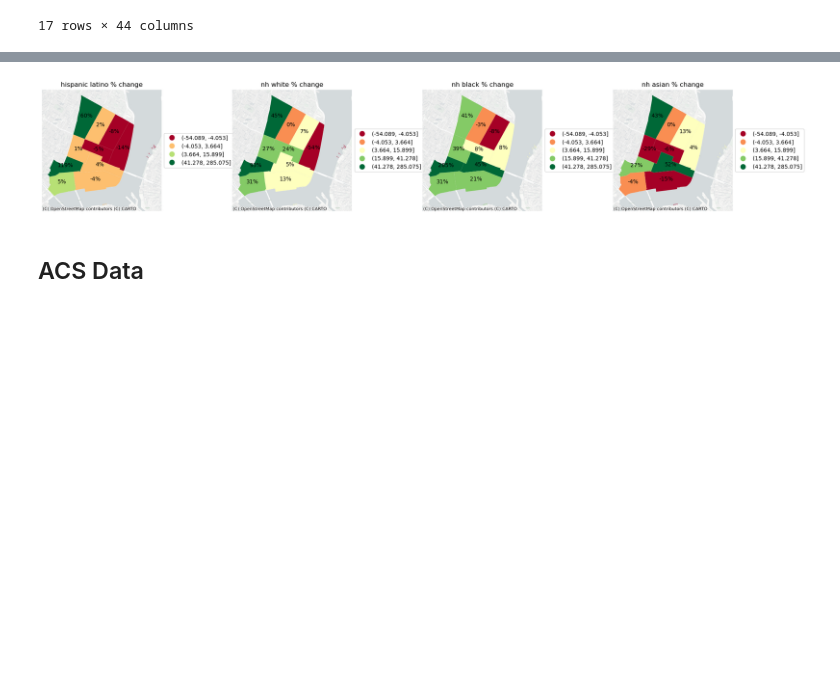
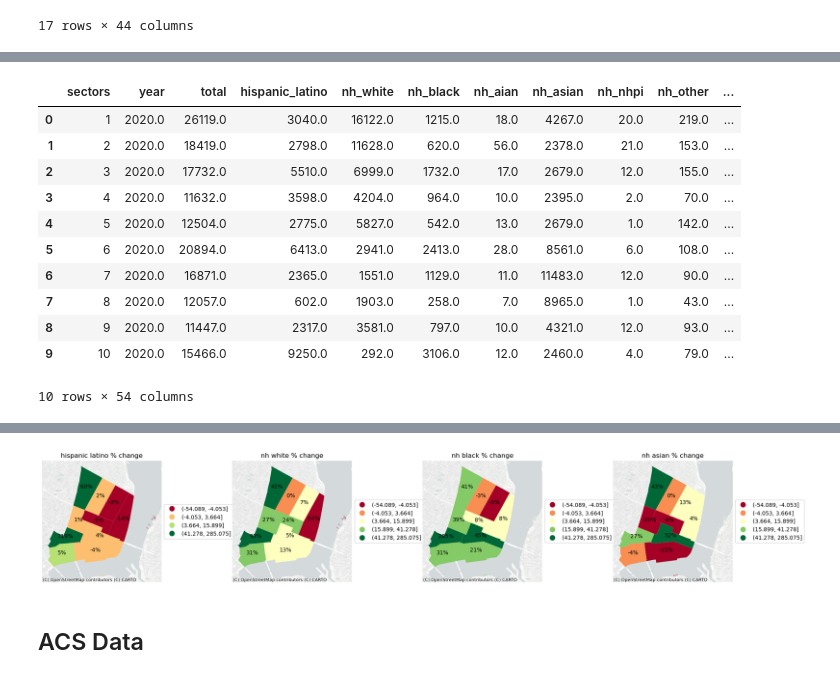
Before and after one commit to jennahgosciak/cb3-census-data, a Jupyter notebook: 00_load_census_data.ipynb, the cells around one changed output, grey strips where cells are left out. Saved outputs shown, nothing was run; the diff lists cells and outputs as text; code cells hidden in the pictures; blank space fills up the shorter version.

```diff
--- a/00_load_census_data.ipynb
+++ b/00_load_census_data.ipynb
@@ -324,16 +328,16 @@ cb3_gdf_pct_change.to_file('_output_data/cb3_decennial_pctchange.geojson', drive
 # %%
 # define columns for plots
-demo_cols_per = [
-    x + "_per" for x in demo_cols if x != 'total'
-]
+demo_cols_per = [x + "_per" for x in demo_cols if x != "total"]
 
 race_cols_per = [
     x + "_per" for x in ["hispanic_latino", "nh_white", "nh_black", "nh_asian"]
 ]
 # %%
-cb3_gdf_long = pd.concat([cb3_gdf_sector, cb3_totals.assign(sectors='total')]).melt(
-    id_vars=["sectors", "year"], value_vars=demo_cols + demo_cols_per
-).pivot(columns=["year"], index=["sectors", "variable"], values="value")
+cb3_gdf_long = (
+    pd.concat([cb3_gdf_sector, cb3_totals.assign(sectors="total")])
+    .melt(id_vars=["sectors", "year"], value_vars=demo_cols + demo_cols_per)
+    .pivot(columns=["year"], index=["sectors", "variable"], values="value")
+)
 cb3_gdf_long.head()
 
 cb3_gdf_long["diff"] = cb3_gdf_long[2020] - cb3_gdf_long[2010]
@@ -374,3 +378,17 @@ cb3_gdf_long
 | nh_white_per | 0.635716 | 0.617252 | -0.018464 | -0.029044 | 0.648674 | 0.631305 | -0.017370 | -0.026777 | 0.377008 | 0.394710 | ... |
 | total | 17533.000000 | 26119.000000 | 8586.000000 | 0.489705 | 17952.000000 | 18419.000000 | 467.000000 | 0.026014 | 17302.000000 | 17732.000000 | ... |
 17 rows × 44 columns
+# %%
+cb3_gdf_unstack = cb3_gdf_long.unstack().reset_index()
+cb3_gdf_unstack["varname_full"] = (
+    cb3_gdf_unstack["variable"] + "_" + cb3_gdf_unstack["level_1"].astype(str)
+)
+cb3_gdf_over_time = cb3_gdf_unstack.pivot(
+    columns="varname_full", values=0, index="sectors"
+).reset_index()
+change_cols = [
+    x
+    for x in cb3_gdf_over_time.columns
+    if x.endswith("diff") | x.endswith("pct_change")
+]
+cb3_gdf_over_time.head()
@@ -412 +438,18 @@ cb3_gdf_sector[cb3_gdf_sector['year']==2020].to_file('_output_data/cb3_decennial
+# %%
+cb3_gdf_sector[cb3_gdf_sector["year"] == 2020].merge(
+    cb3_gdf_over_time[change_cols + ["sectors"]], on="sectors", how="left"
+)
+# %% [output]
+|  | sectors | year | total | hispanic_latino | nh_white | nh_black | nh_aian | nh_asian | nh_nhpi | nh_other | ... |
+| 0 | 1 | 2020.0 | 26119.0 | 3040.0 | 16122.0 | 1215.0 | 18.0 | 4267.0 | 20.0 | 219.0 | ... |
+| 1 | 2 | 2020.0 | 18419.0 | 2798.0 | 11628.0 | 620.0 | 56.0 | 2378.0 | 21.0 | 153.0 | ... |
+| 2 | 3 | 2020.0 | 17732.0 | 5510.0 | 6999.0 | 1732.0 | 17.0 | 2679.0 | 12.0 | 155.0 | ... |
+| 3 | 4 | 2020.0 | 11632.0 | 3598.0 | 4204.0 | 964.0 | 10.0 | 2395.0 | 2.0 | 70.0 | ... |
+| 4 | 5 | 2020.0 | 12504.0 | 2775.0 | 5827.0 | 542.0 | 13.0 | 2679.0 | 1.0 | 142.0 | ... |
+| 5 | 6 | 2020.0 | 20894.0 | 6413.0 | 2941.0 | 2413.0 | 28.0 | 8561.0 | 6.0 | 108.0 | ... |
+| 6 | 7 | 2020.0 | 16871.0 | 2365.0 | 1551.0 | 1129.0 | 11.0 | 11483.0 | 12.0 | 90.0 | ... |
+| 7 | 8 | 2020.0 | 12057.0 | 602.0 | 1903.0 | 258.0 | 7.0 | 8965.0 | 1.0 | 43.0 | ... |
+| 8 | 9 | 2020.0 | 11447.0 | 2317.0 | 3581.0 | 797.0 | 10.0 | 4321.0 | 12.0 | 93.0 | ... |
+| 9 | 10 | 2020.0 | 15466.0 | 9250.0 | 292.0 | 3106.0 | 12.0 | 2460.0 | 4.0 | 79.0 | ... |
+10 rows × 54 columns
 # %%
```
Also changed, not shown: parts of 39 cells of this notebook, 12 other files.
